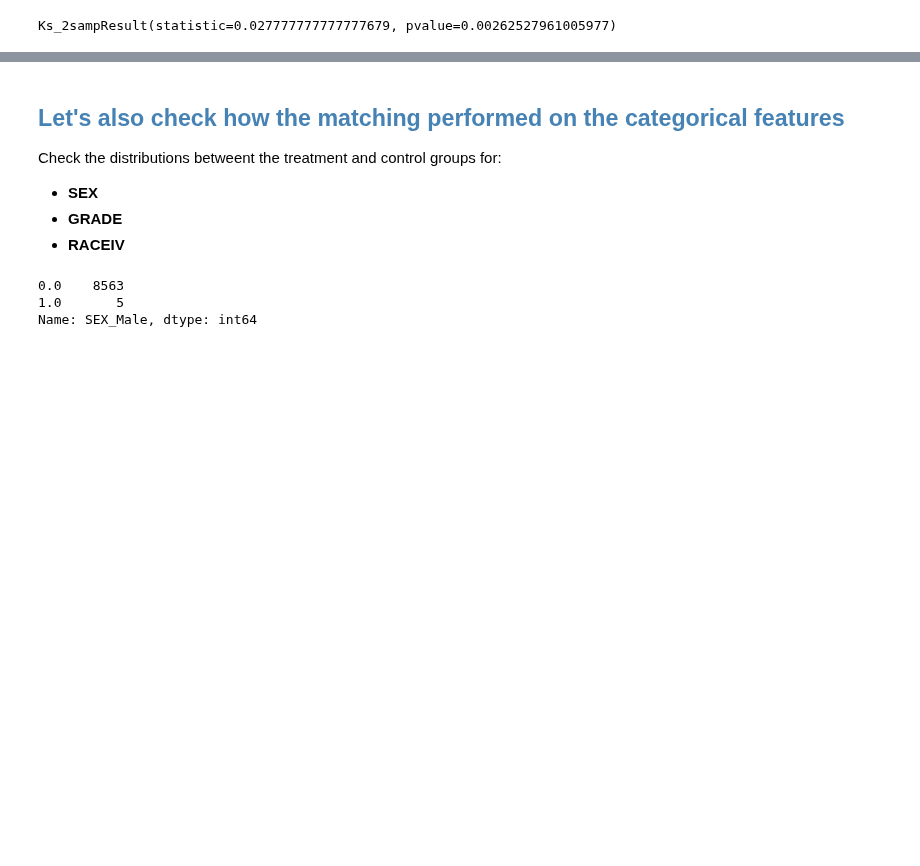
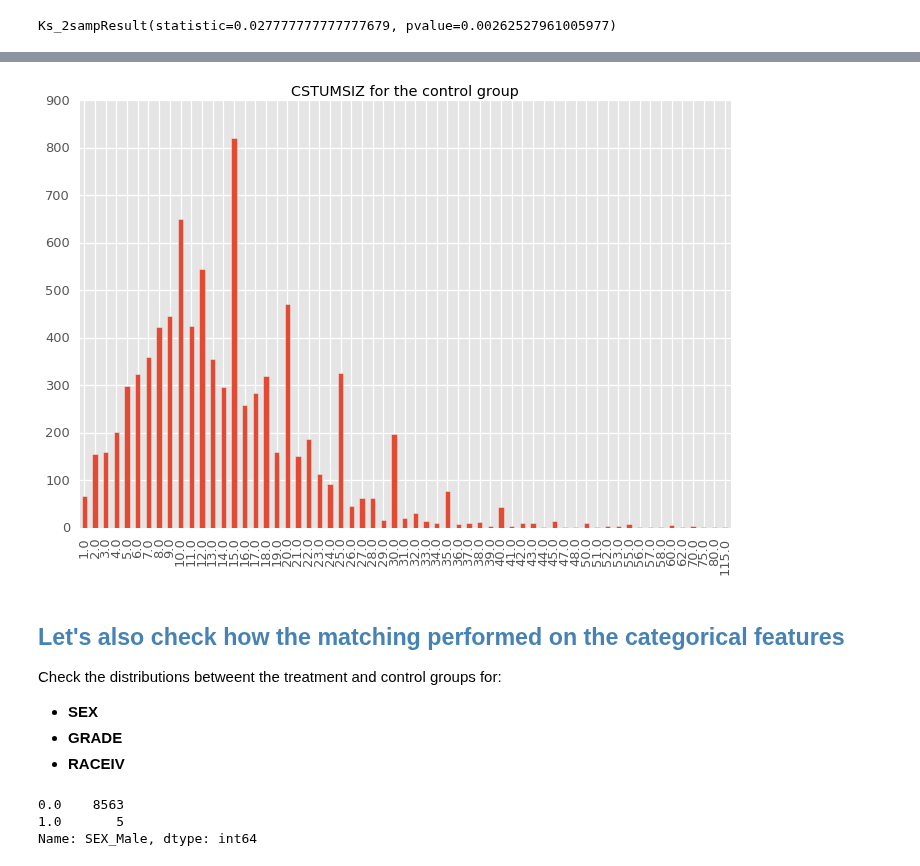
Before and after one commit to doolingdavid/SEERMATCH2, a Jupyter notebook: breast_example.ipynb, the cells around one changed output, grey strips where cells are left out. Drawn from its saved outputs; the diff is of its cells as text; code cells hidden in the pictures; blank space fills up the shorter version.

```diff
--- a/breast_example.ipynb
+++ b/breast_example.ipynb
@@ -713,3 +726,8 @@ Ks_2sampResult(statistic=0.027777777777777679, pvalue=0.00262527961005977)
+# %%
+controltum.value_counts().sort_index().plot(kind='bar',
+    title='CSTUMSIZ for the control group');
+# %% [output]
+[figure, added]
 # %% [markdown]
 ## <font color='steelblue'>Let's also check how the matching performed on the categorical features</font>
 
```
Also changed, not shown: parts of 5 cells of this notebook.
